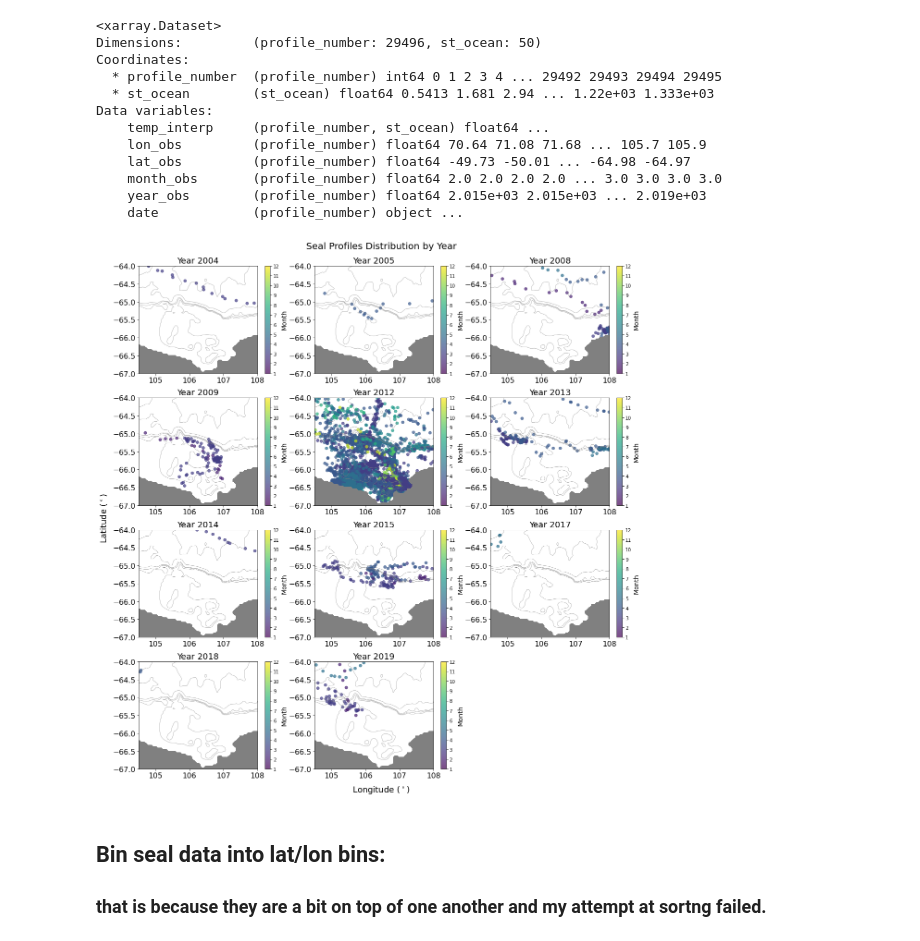
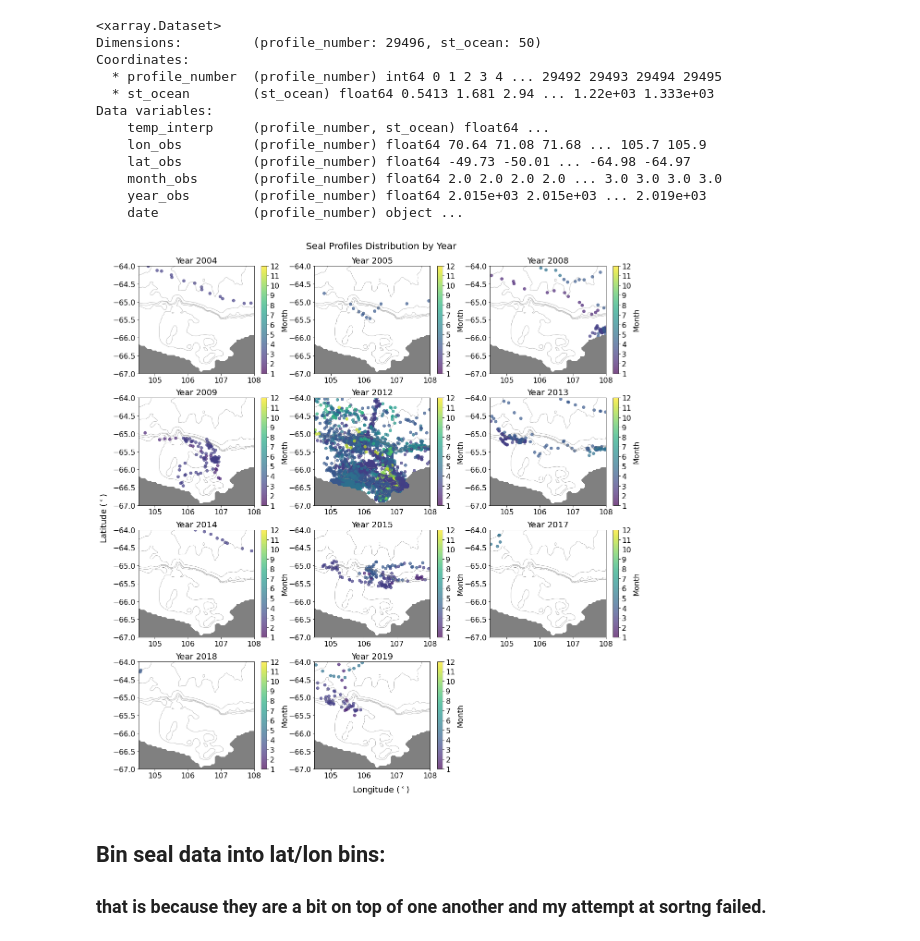
Before and after one commit to ribeiron/ScriptsChapter3, a Jupyter notebook: Fig2a-b.ipynb, the cells around one changed output. Cells and saved outputs as stored; diff of their text form; code cells hidden in the pictures.

```diff
--- a/Fig2a-b.ipynb
+++ b/Fig2a-b.ipynb
@@ -588,37 +588,38 @@ for i, year in enumerate(years):
         axs[i // num_cols, i % num_cols].set_ylim((-67, -64))
         axs[i // num_cols, i % num_cols].set_xlim((-255, -248))
 
         # Set tick labels
         axs[i // num_cols, i % num_cols].set_xticklabels([-255+359, -254+359, -253+359, -252+359, -251+359, -250+359, -249+359, -248+359])
 
         # Add colorbar with fixed scale from 1 to 12
         cbar = plt.colorbar(scatter, ax=axs[i // num_cols, i % num_cols], ticks=np.arange(1, 13))
-        cbar.set_label('Month', fontsize=14)
+        cbar.set_label('Month', fontsize=16)
         cbar.set_ticks(np.arange(1, 13))
-        cbar.set_ticklabels(np.arange(1, 13))
+        cbar.set_ticklabels(np.arange(1, 13), fontsize=16)
     else:
         # Hide empty subplot
         axs[i // num_cols, i % num_cols].set_visible(False)
 
-axs.flat[-1].set_visible(False) # to remove last plot
+# to remove last plot
+axs.flat[-1].set_visible(False)
 
 # Add overall xlabel and ylabel and title
 fig.text(0.5, -0.01, 'Longitude ($^\circ$)', ha='center', va='center', fontsize=18)
 fig.text(-0.02, 0.5, 'Latitude ($^\circ$)', ha='center', va='center', rotation='vertical', fontsize=18)
 fig.text(0.5, 1.01, 'Seal Profiles Distribution by Year', ha='center', va='center', fontsize=20)
 
 # Adjust layout
 plt.tight_layout()
 
 # Save the plot
 figdir = '/g/data/v45/ns3783/ScriptsChapter3/Figures/'
 filestr = figdir + 'SI_seal_distribution_year_vs_month.png'
 plt.savefig(filestr, dpi=600, bbox_inches='tight')
 
 # Show the plot
 plt.show()
 # %% [output]
-[figure, old version]
+[figure, new version]
 # %% [markdown]
 ## Bin seal data into lat/lon bins:
 ### that is because they are a bit on top of one another and my attempt at sortng failed.
```
Also changed, not shown: 1 other file.
